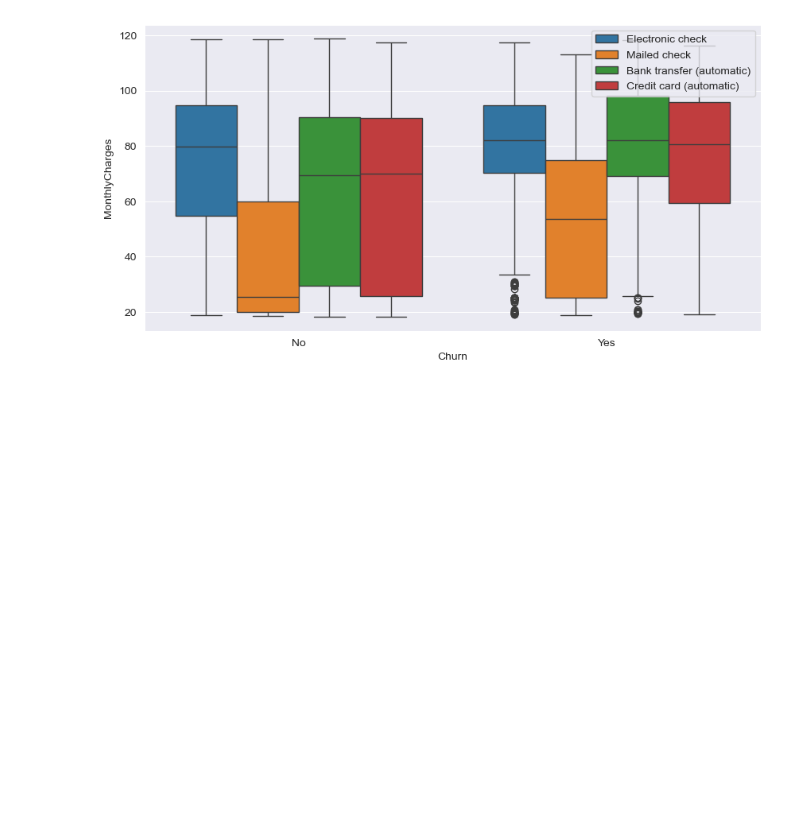
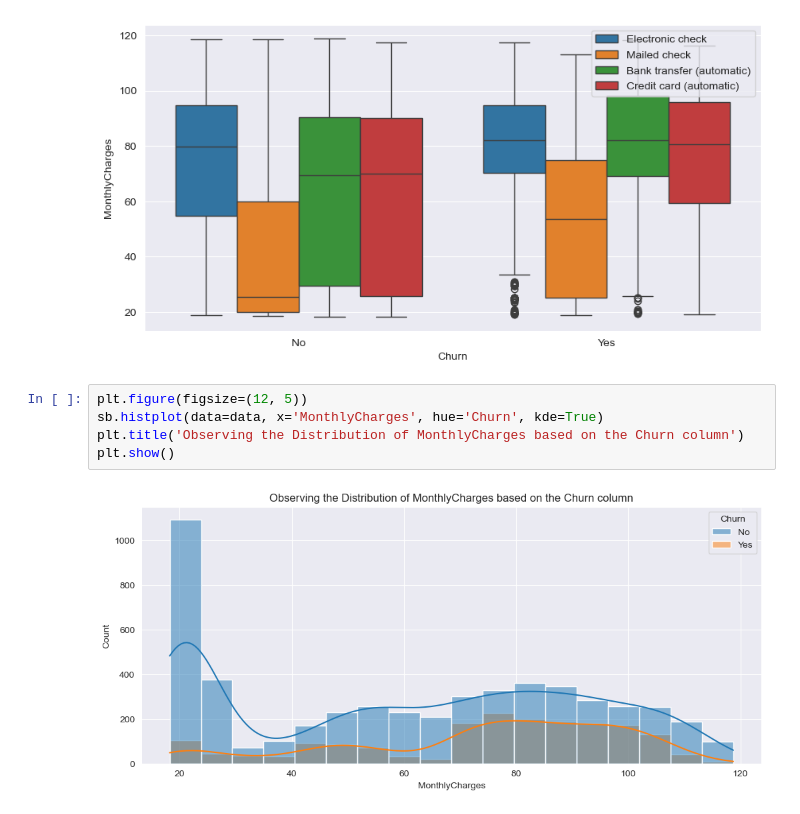
Before and after one commit to tasninanika/Churn_Prediction, a Jupyter notebook: Churn_Prediction.ipynb, the cells around one changed output. Cells and saved outputs as stored; diff of their text form; blank space fills up the shorter version.

Commit message:
used histplot

```diff
--- a/Churn_Prediction.ipynb
+++ b/Churn_Prediction.ipynb
@@ -303,3 +303,10 @@ plt.legend(loc= 'upper right')
 # %% [output]
 <matplotlib.legend.Legend at 0x...>
 [figure]
+# %%
+plt.figure(figsize=(12, 5))
+sb.histplot(data=data, x='MonthlyCharges', hue='Churn', kde=True)
+plt.title('Observing the Distribution of MonthlyCharges based on the Churn column')
+plt.show()
+# %% [output]
+[figure, added]
```
